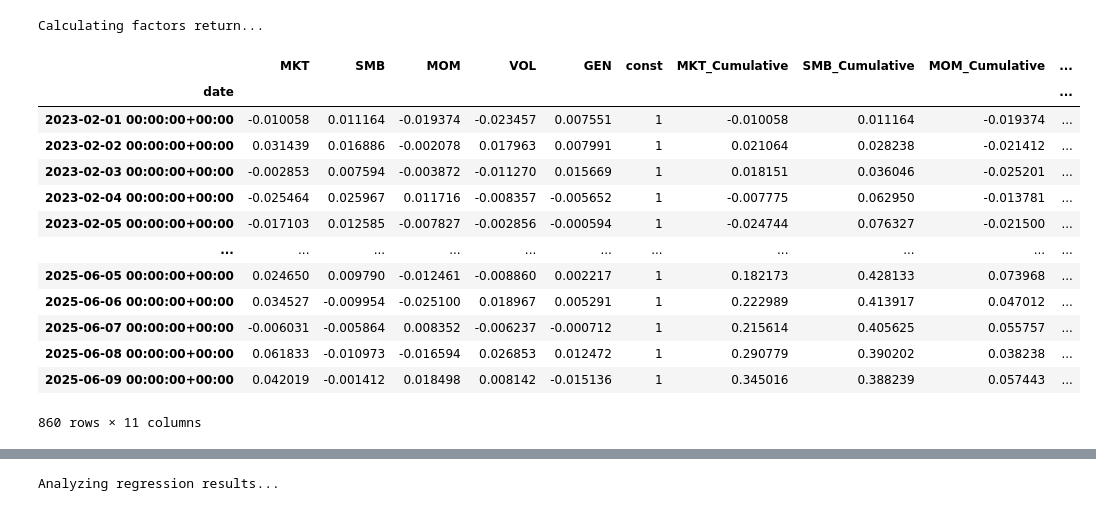
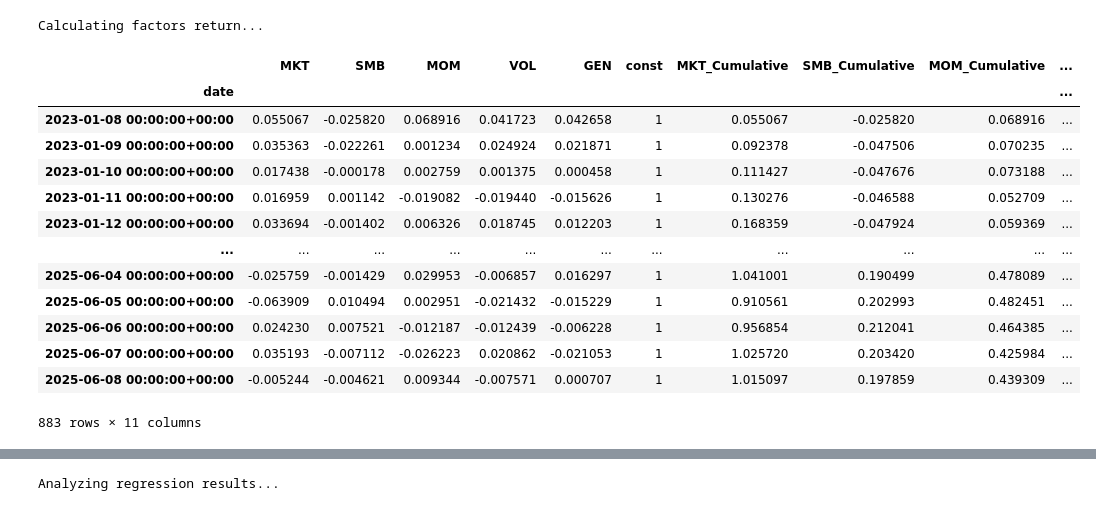
Before and after one commit to LazyPigPig/factor-research, a Jupyter notebook: 20250606_Multifactor_regress_analize.ipynb, the cells around one changed output, grey strips where cells are left out. Cells and saved outputs as stored; diff of their text form; code cells hidden in the pictures.

```diff
--- a/20250606_Multifactor_regress_analize.ipynb
+++ b/20250606_Multifactor_regress_analize.ipynb
@@ -166,35 +102,40 @@ data[data['symbol'] == 'BTC/USDT:USDT']
 # %%
 # """数据预处理：计算收益率和特征"""
 print("Preprocessing data...")
-# 计算下一日收益率
-data['next_day_return'] = data.groupby('symbol')['close'].shift(-1).div(data['close']) - 1
-data['to_day_return'] = data.groupby('symbol')['close'].pct_change()
-
+# 确保日期格式正确
+data['date'] = pd.to_datetime(data['date'])
+data.sort_values(['symbol', 'date'], inplace=True)
+# 计算日收益率
+data['return'] = data.groupby('symbol')['close'].pct_change()
 data['amount'] = data['close']*data['volume']
 
 
+### 单因子计算
+
 # 计算波动率
-data['volatility'] = data.groupby('symbol')['to_day_return'].transform(lambda x: x.rolling(window=10, min_periods=5).std())
+data['volatility'] = data.groupby('symbol')['return'].transform(lambda x: x.shift(1).rolling(window=10, min_periods=5).std())
 
 # 计算动量 过去10的动量，不计算当期动量
-data['momentum'] = data.groupby('symbol')['to_day_return'].transform(lambda x: x.rolling(window=10, min_periods=5).apply(lambda y: (1+y).prod()-1))
+data['momentum'] = data.groupby('symbol')['return'].transform(lambda x: x.shift(1).rolling(window=10, min_periods=5).apply(lambda y: (1+y).prod()-1))
 
 # 计算成交额
-data['amount'] = data.groupby('symbol')['amount'].transform(lambda x: x.rolling(window=10, min_periods=5).mean())
+data['amount'] = data.groupby('symbol')['amount'].transform(lambda x: x.shift(1).rolling(window=10, min_periods=5).mean())
 
 
-# 计算mf
-data['factor'] = data['p1'] + data['p2'] + data['p3']
-
+# 定义 Z-Score 函数（按日期横截面标准化）
+def zscore(group):
+    return (group - group.mean()) / group.std()
 
 # 对每个因子按日期横截面标准化
 data['volatility_z'] = data.groupby('date')['volatility'].transform(zscore)
 data['momentum_z'] = data.groupby('date')['momentum'].transform(zscore)
 data['amount_z'] = data.groupby('date')['amount'].transform(zscore)
-data['factor_z'] = data.groupby('date')['factor'].transform(zscore)
+
+data['general'] = (data['volatility_z'] + data['momentum_z'] + data['amount_z'])
+data['general_z'] = data.groupby('date')['general'].transform(zscore)
 
 # 计算市场收益率 (所有币种等权重平均)
-market_return = data.groupby('date')['to_day_return'].mean().reset_index()
+market_return = data.groupby('date')['return'].mean().reset_index()
 market_return.columns = ['date', 'market_return']
 data = pd.merge(data, market_return, on='date')
 data = data.dropna()
@@ -218,7 +159,7 @@ Preprocessing data...
 print("Calculating factors return...")
 
 # 市场因子 (Market Factor)
-market_factor = data.groupby('date')['next_day_return'].mean().reset_index()
+market_factor = data.groupby('date')['return'].mean().reset_index()
 market_factor.columns = ['date', 'MKT']
 
 # 规模因子 (Size Factor)
@@ -230,7 +171,7 @@ for date, group in tqdm(data.groupby('date'), desc="Calculating size factor"):
     group = group.sort_values('amount_z')
     loser = group.iloc[-len(group)//3:]  # 大size
     winner = group.iloc[:len(group)//3]    # 小size
-    smb = winner['next_day_return'].mean() - loser['next_day_return'].mean()
+    smb = winner['return'].mean() - loser['return'].mean()
     size_factor.append({'date': date, 'SMB': smb})
 size_factor = pd.DataFrame(size_factor)
 
@@ -242,7 +183,7 @@ for date, group in tqdm(data.groupby('date'), desc="Calculating momentum factor"
     group = group.sort_values('momentum_z')
     winner = group.iloc[-len(group)//3:]  # 大mom
     loser = group.iloc[:len(group)//3]    # 小mom
-    mom = winner['next_day_return'].mean() - loser['next_day_return'].mean()
+    mom = winner['return'].mean() - loser['return'].mean()
     mom_factor.append({'date': date, 'MOM': mom})
 mom_factor = pd.DataFrame(mom_factor)
 
@@ -254,63 +195,63 @@ for date, group in tqdm(data.groupby('date'), desc="Calculating volatility facto
     group = group.sort_values('volatility_z')
     low_vol = group.iloc[:len(group)//3]   # 低波动率组
     high_vol = group.iloc[-len(group)//3:]  # 高波动率组
-    vol = high_vol['next_day_return'].mean() - low_vol['next_day_return'].mean()
+    vol = high_vol['return'].mean() - low_vol['return'].mean()
     vol_factor.append({'date': date, 'VOL': vol})
 vol_factor = pd.DataFrame(vol_factor)
 
 
-# a31
+# general
 general_factor = []
 for date, group in tqdm(data.groupby('date'), desc="Calculating general factor"):
     if len(group) < 10:
         continue
-    group = group.sort_values('factor_z')
+    group = group.sort_values('general_z')
     low_gen = group.iloc[:len(group)//3]
     high_gen = group.iloc[-len(group)//3:]
-    gen = high_gen['next_day_return'].mean() - low_gen['next_day_return'].mean()
+    gen = high_gen['return'].mean() - low_gen['return'].mean()
     general_factor.append({'date': date, 'GEN': gen})
 general_factor = pd.DataFrame(general_factor)
 
 
 
 factors = market_factor.merge(size_factor, on='date', how='left')
 factors = factors.merge(mom_factor, on='date', how='left')
 factors = factors.merge(vol_factor, on='date', how='left')
 factors = factors.merge(general_factor, on='date', how='left')
 factors['const'] = 1
 
 
 # 因子收益率累计
 factors['MKT_Cumulative'] = (1 + factors['MKT']).cumprod() - 1
 factors['SMB_Cumulative'] = (1 + factors['SMB']).cumprod() - 1
 factors['MOM_Cumulative'] = (1 + factors['MOM']).cumprod() - 1
 factors['VOL_Cumulative'] = (1 + factors['VOL']).cumprod() - 1
 factors['GEN_Cumulative'] = (1 + factors['GEN']).cumprod() - 1
 
 
 factors.set_index('date', inplace=True)
 factors.dropna(inplace=True)
 
 # # 标准化因子
 # scaler = StandardScaler()
 # factors[['MKT', 'SMB', 'MOM', 'VOL']] = scaler.fit_transform(factors[['MKT', 'SMB', 'MOM', 'VOL']])
 factors
 # %% [output]
 Calculating factors return...
 |  | MKT | SMB | MOM | VOL | GEN | const | MKT_Cumulative | SMB_Cumulative | MOM_Cumulative | ... |
 | date |  |  |  |  |  |  |  |  |  | ... |
-| 2023-02-01 00:00:00+00:00 | -0.010058 | 0.011164 | -0.019374 | -0.023457 | 0.007551 | 1 | -0.010058 | 0.011164 | -0.019374 | ... |
-| 2023-02-02 00:00:00+00:00 | 0.031439 | 0.016886 | -0.002078 | 0.017963 | 0.007991 | 1 | 0.021064 | 0.028238 | -0.021412 | ... |
-| 2023-02-03 00:00:00+00:00 | -0.002853 | 0.007594 | -0.003872 | -0.011270 | 0.015669 | 1 | 0.018151 | 0.036046 | -0.025201 | ... |
-| 2023-02-04 00:00:00+00:00 | -0.025464 | 0.025967 | 0.011716 | -0.008357 | -0.005652 | 1 | -0.007775 | 0.062950 | -0.013781 | ... |
-| 2023-02-05 00:00:00+00:00 | -0.017103 | 0.012585 | -0.007827 | -0.002856 | -0.000594 | 1 | -0.024744 | 0.076327 | -0.021500 | ... |
+| 2023-01-08 00:00:00+00:00 | 0.055067 | -0.025820 | 0.068916 | 0.041723 | 0.042658 | 1 | 0.055067 | -0.025820 | 0.068916 | ... |
+| 2023-01-09 00:00:00+00:00 | 0.035363 | -0.022261 | 0.001234 | 0.024924 | 0.021871 | 1 | 0.092378 | -0.047506 | 0.070235 | ... |
+| 2023-01-10 00:00:00+00:00 | 0.017438 | -0.000178 | 0.002759 | 0.001375 | 0.000458 | 1 | 0.111427 | -0.047676 | 0.073188 | ... |
+| 2023-01-11 00:00:00+00:00 | 0.016959 | 0.001142 | -0.019082 | -0.019440 | -0.015626 | 1 | 0.130276 | -0.046588 | 0.052709 | ... |
+| 2023-01-12 00:00:00+00:00 | 0.033694 | -0.001402 | 0.006326 | 0.018745 | 0.012203 | 1 | 0.168359 | -0.047924 | 0.059369 | ... |
 | ... | ... | ... | ... | ... | ... | ... | ... | ... | ... | ... |
-| 2025-06-05 00:00:00+00:00 | 0.024650 | 0.009790 | -0.012461 | -0.008860 | 0.002217 | 1 | 0.182173 | 0.428133 | 0.073968 | ... |
-| 2025-06-06 00:00:00+00:00 | 0.034527 | -0.009954 | -0.025100 | 0.018967 | 0.005291 | 1 | 0.222989 | 0.413917 | 0.047012 | ... |
-| 2025-06-07 00:00:00+00:00 | -0.006031 | -0.005864 | 0.008352 | -0.006237 | -0.000712 | 1 | 0.215614 | 0.405625 | 0.055757 | ... |
-| 2025-06-08 00:00:00+00:00 | 0.061833 | -0.010973 | -0.016594 | 0.026853 | 0.012472 | 1 | 0.290779 | 0.390202 | 0.038238 | ... |
-| 2025-06-09 00:00:00+00:00 | 0.042019 | -0.001412 | 0.018498 | 0.008142 | -0.015136 | 1 | 0.345016 | 0.388239 | 0.057443 | ... |
+| 2025-06-04 00:00:00+00:00 | -0.025759 | -0.001429 | 0.029953 | -0.006857 | 0.016297 | 1 | 1.041001 | 0.190499 | 0.478089 | ... |
+| 2025-06-05 00:00:00+00:00 | -0.063909 | 0.010494 | 0.002951 | -0.021432 | -0.015229 | 1 | 0.910561 | 0.202993 | 0.482451 | ... |
+| 2025-06-06 00:00:00+00:00 | 0.024230 | 0.007521 | -0.012187 | -0.012439 | -0.006228 | 1 | 0.956854 | 0.212041 | 0.464385 | ... |
+| 2025-06-07 00:00:00+00:00 | 0.035193 | -0.007112 | -0.026223 | 0.020862 | -0.021053 | 1 | 1.025720 | 0.203420 | 0.425984 | ... |
+| 2025-06-08 00:00:00+00:00 | -0.005244 | -0.004621 | 0.009344 | -0.007571 | 0.000707 | 1 | 1.015097 | 0.197859 | 0.439309 | ... |
-860 rows × 11 columns
+883 rows × 11 columns
 # %%
 print("Performing single factor tests...")
 # 计算每个因子的描述性统计
```
Also changed, not shown: parts of 11 cells of this notebook, 1 other file.
